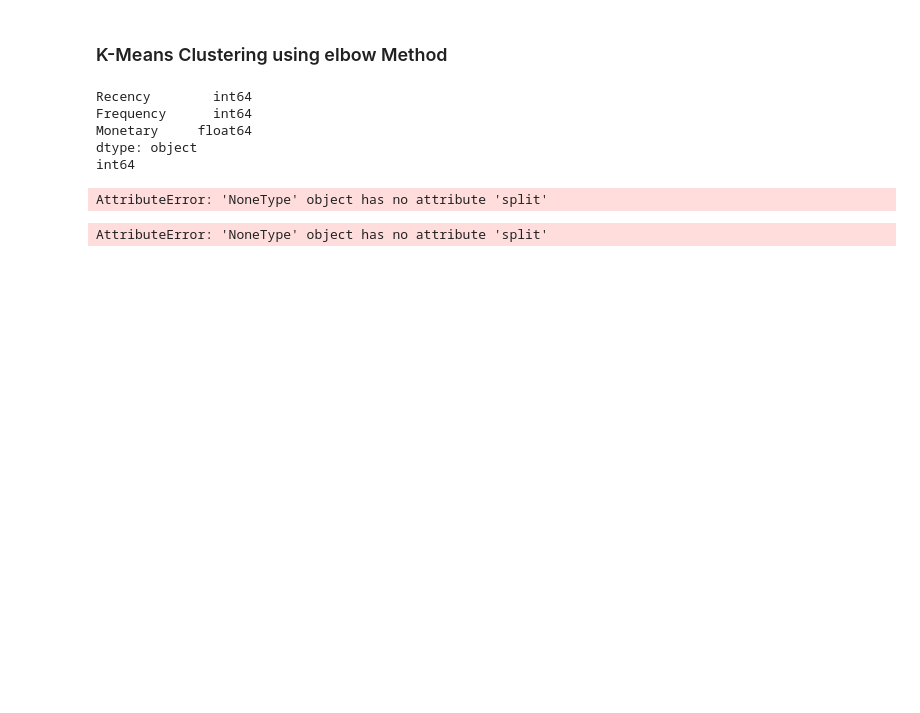
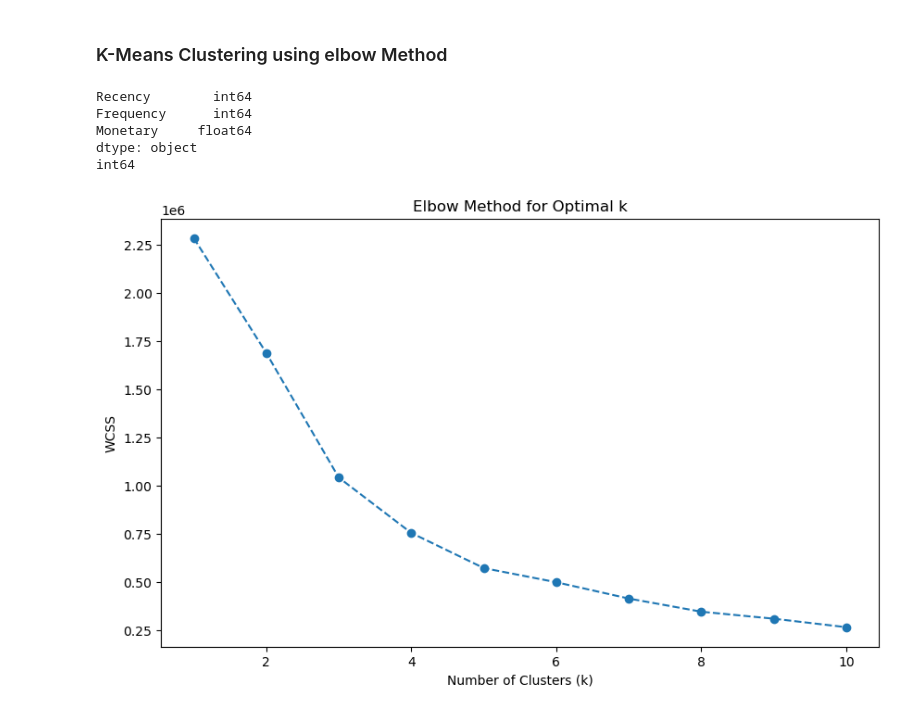
Before and after one commit to usman666/Optimising-Retail-Banking-Strategies, a Jupyter notebook: Analyis.ipynb, the cells around one changed output. Cells and saved outputs as stored; diff of their text form; code cells hidden in the pictures; blank space fills up the shorter version.

```diff
--- a/Analyis.ipynb
+++ b/Analyis.ipynb
@@ -558,58 +554,32 @@ os.environ["MKL_NUM_THREADS"] = "1"
-# %%
-from sklearn.preprocessing import StandardScaler
-
-# Standardize Recency, Frequency, Monetary
-scaler = StandardScaler()
-rfm_scaled = scaler.fit_transform(rfm[['Recency', 'Frequency', 'Monetary']])
-
-from sklearn.cluster import KMeans
-
-
-sse = []
-for k in range(1, 11):
-    model = KMeans(n_clusters=k, random_state=42)
-    model.fit(rfm_scaled)
-    sse.append(model.inertia_)
-
-# Plot SSE to find elbow
-plt.figure(figsize=(8, 5))
-plt.plot(range(1, 11), sse, marker='o')
-plt.title("Elbow Method - Optimal Number of Clusters")
-plt.xlabel("k")
-plt.ylabel("SSE")
-plt.grid(True)
-plt.show()
-# %% [output]
-AttributeError: 'NoneType' object has no attribute 'split'
 # %%
 from sklearn.cluster import KMeans
 from sklearn.preprocessing import StandardScaler
 
 # Normalize the RFM data
 scaler = StandardScaler()
 rfm_scaled = scaler.fit_transform(rfm[['Recency', 'Frequency', 'Monetary']])
 
 # Use the elbow method to find the optimal number of clusters
 wcss = []
 for k in range(1, 11):
     kmeans = KMeans(n_clusters=k, random_state=42)
     kmeans.fit(rfm_scaled)
     wcss.append(kmeans.inertia_)
 
 # Plot the elbow curve
 plt.figure(figsize=(10, 6))
 plt.plot(range(1, 11), wcss, marker='o', linestyle='--')
 plt.title('Elbow Method for Optimal k')
 plt.xlabel('Number of Clusters (k)')
 plt.ylabel('WCSS')
 plt.show()
 
-# Apply K-means with the optimal number of clusters
-optimal_k = 4  # Replace with the value determined from the elbow method
-kmeans = KMeans(n_clusters=optimal_k, random_state=42)
-rfm['Cluster'] = kmeans.fit_predict(rfm_scaled)
+# # Apply K-means with the optimal number of clusters
+# optimal_k = 4  # Replace with the value determined from the elbow method
+# kmeans = KMeans(n_clusters=optimal_k, random_state=42)
+# rfm['Cluster'] = kmeans.fit_predict(rfm_scaled)
 
-# Analyze the clusters
-print(rfm.groupby('Cluster').mean())
+# # Analyze the clusters
+# print(rfm.groupby('Cluster').mean())
 # %% [output]
-AttributeError: 'NoneType' object has no attribute 'split'
+[figure, added]
```
Also changed, not shown: parts of 4 cells of this notebook.
